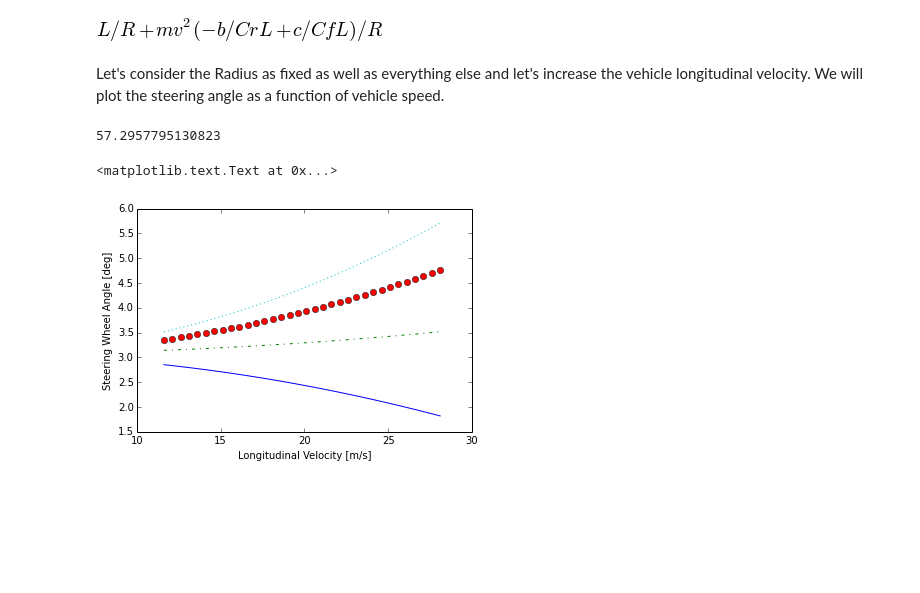
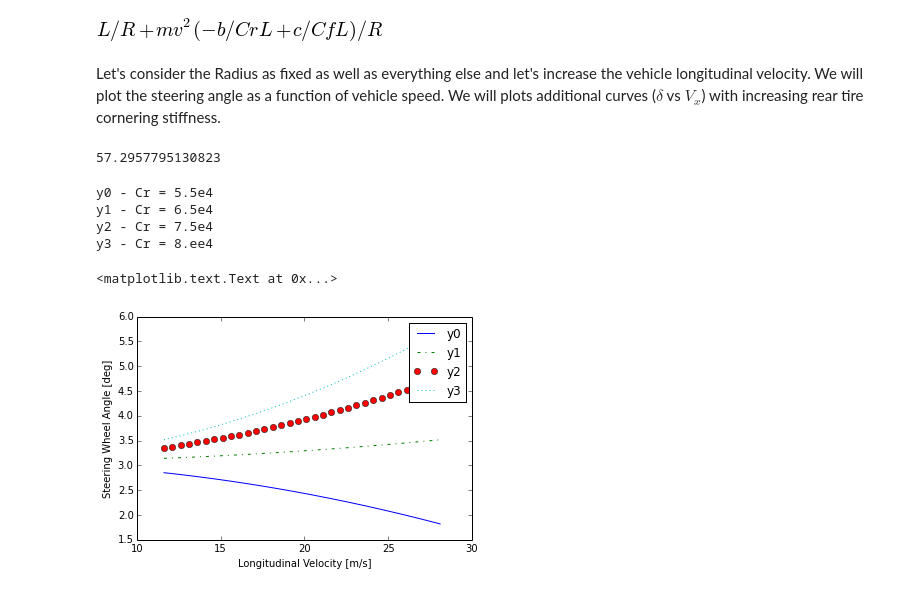
Before and after one commit to apertosa/vehicle, a Jupyter notebook: bicycle_model/bm.ipynb, the cells around one changed output. Saved outputs shown, nothing was run; the diff lists cells and outputs as text; code cells hidden in the pictures; blank space fills up the shorter version.

Commit message:
additional print statements

```diff
--- a/bicycle_model/bm.ipynb
+++ b/bicycle_model/bm.ipynb
@@ -157,7 +159,7 @@ delta
 # %% [output]
 [figure]
 # %% [markdown]
-Let's consider the Radius as fixed as well as everything else and let's increase the vehicle longitudinal velocity. We will plot the steering angle as a function of vehicle speed.
+Let's consider the Radius as fixed as well as everything else and let's increase the vehicle longitudinal velocity. We will plot the steering angle as a function of vehicle speed. We will plots additional curves ($\delta$ vs $V_x$) with increasing rear tire cornering stiffness.
 # %%
 _vel = 11.11
 _m = 1675
@@ -188,14 +190,21 @@ while (_vel < 27.778):
 # %%
 l0 = plt.plot(x, y0, '-') # oversteer
 l1 = plt.plot(x, y1, '-.') # neutral
 l2 = plt.plot(x, y2, 'o')
 l2 = plt.plot(x, y3, ':') # understeer
 
-#plt.legend(('Oversteer', 'Neutral', 'Neutral',
-#           'Understeer'))
+plt.legend(('y0', 'y1', 'y2', 'y3'))
+print 'y0 - Cr = 5.5e4'
+print 'y1 - Cr = 6.5e4'
+print 'y2 - Cr = 7.5e4'
+print 'y3 - Cr = 8.ee4'
 
 plt.ylabel('Steering Wheel Angle [deg]')
 plt.xlabel('Longitudinal Velocity [m/s]')
 # %% [output]
-<matplotlib.text.Text at 0x...>
+y0 - Cr = 5.5e4
+y1 - Cr = 6.5e4
+y2 - Cr = 7.5e4
+y3 - Cr = 8.ee4
+<matplotlib.text.Text at 0x...>
-[figure, old version]
+[figure, new version]
```
Also changed, not shown: parts of 2 cells of this notebook.
